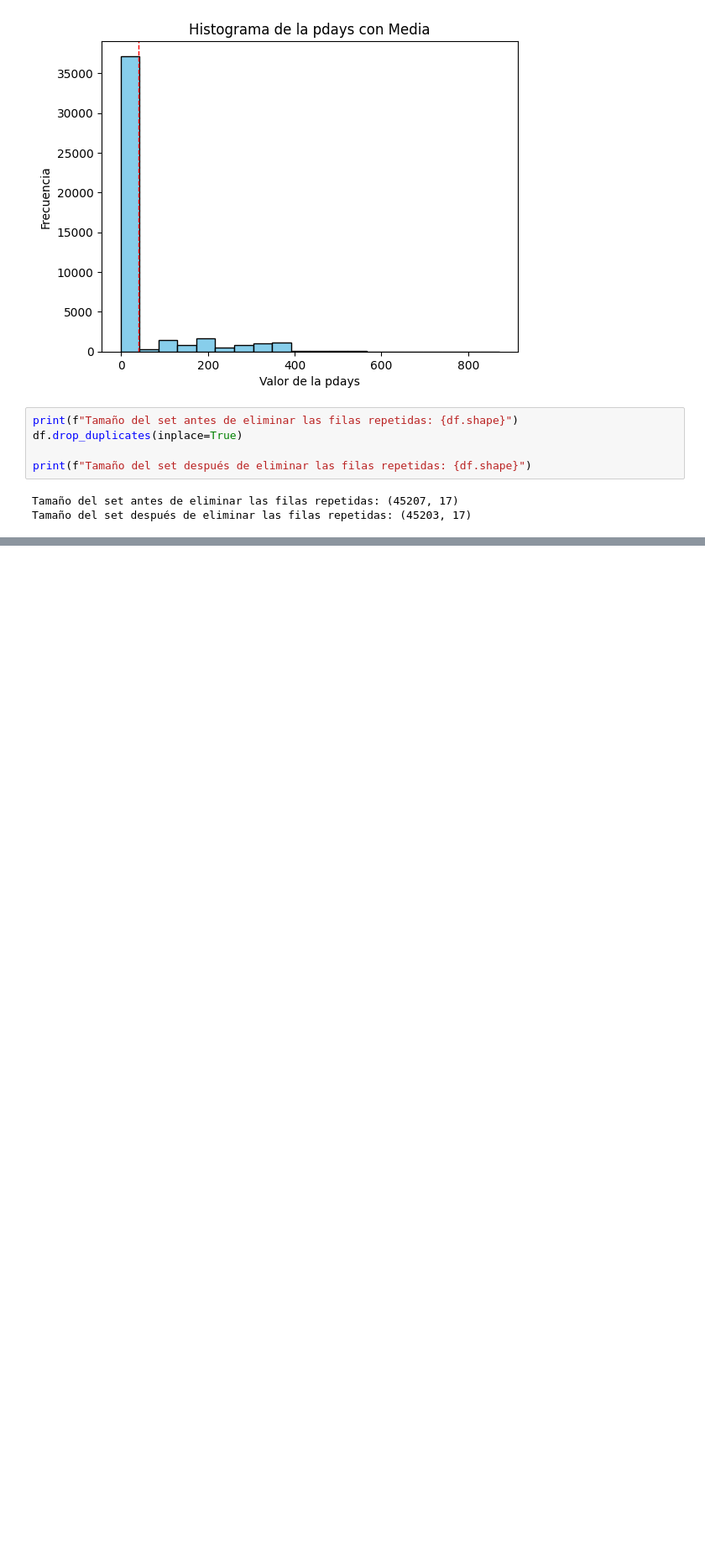
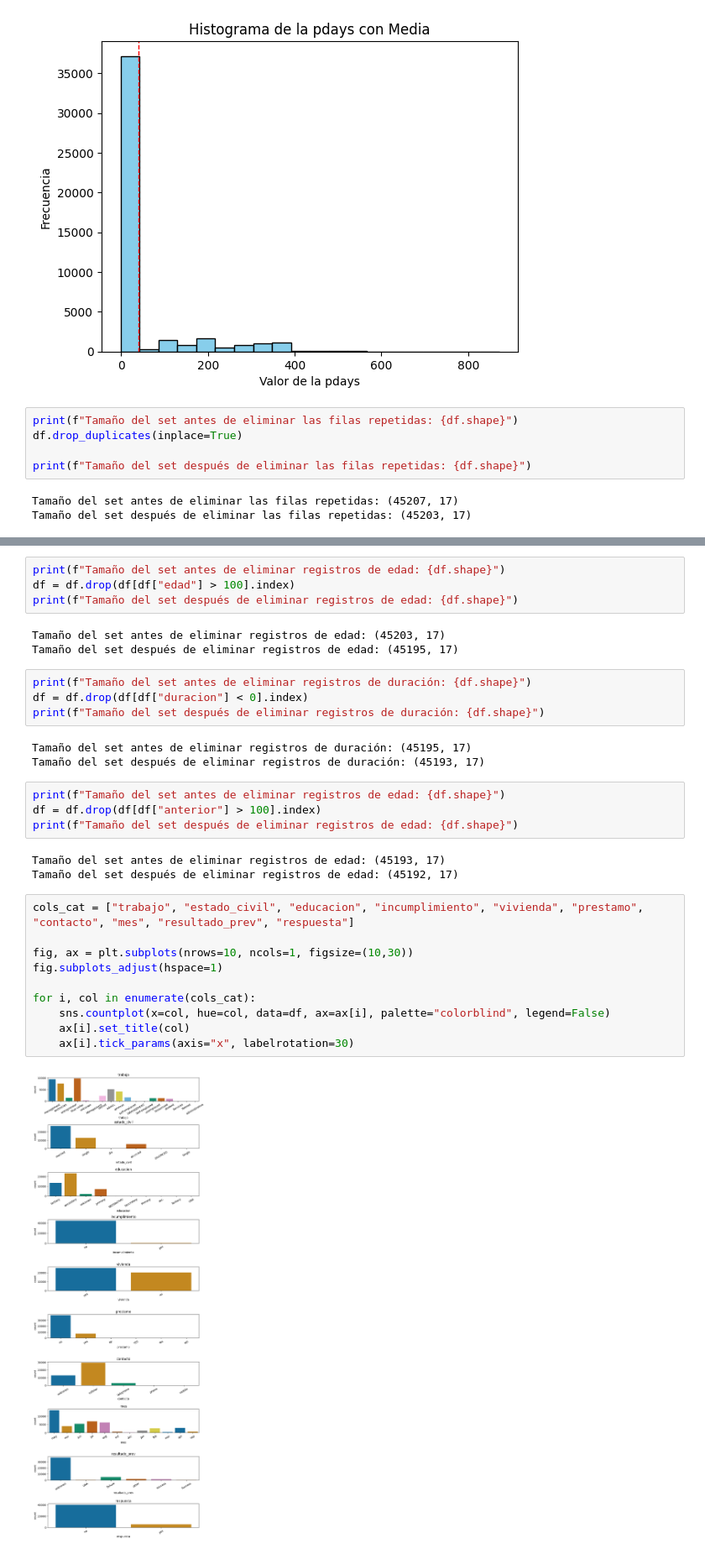
Before and after one commit to jardilam/M-dulo-T-cnico, a Jupyter notebook: Laboratorio_1.ipynb, the cells around one changed output, grey strips where cells are left out. Shown at 84% size. Cells and saved outputs as stored; diff of their text form; blank space fills up the shorter version.

```diff
--- a/Laboratorio_1.ipynb
+++ b/Laboratorio_1.ipynb
@@ -292,0 +305,33 @@ Tamaño del set después de eliminar las filas repetidas: (45203, 17)
+# %%
+print(f"Tamaño del set antes de eliminar registros de edad: {df.shape}")
+df = df.drop(df[df["edad"] > 100].index)
+print(f"Tamaño del set después de eliminar registros de edad: {df.shape}")
+# %% [output]
+Tamaño del set antes de eliminar registros de edad: (45203, 17)
+Tamaño del set después de eliminar registros de edad: (45195, 17)
+# %%
+print(f"Tamaño del set antes de eliminar registros de duración: {df.shape}")
+df = df.drop(df[df["duracion"] < 0].index)
+print(f"Tamaño del set después de eliminar registros de duración: {df.shape}")
+# %% [output]
+Tamaño del set antes de eliminar registros de duración: (45195, 17)
+Tamaño del set después de eliminar registros de duración: (45193, 17)
+# %%
+print(f"Tamaño del set antes de eliminar registros de edad: {df.shape}")
+df = df.drop(df[df["anterior"] > 100].index)
+print(f"Tamaño del set después de eliminar registros de edad: {df.shape}")
+# %% [output]
+Tamaño del set antes de eliminar registros de edad: (45193, 17)
+Tamaño del set después de eliminar registros de edad: (45192, 17)
+# %%
+cols_cat = ["trabajo", "estado_civil", "educacion", "incumplimiento", "vivienda", "prestamo", "contacto", "mes", "resultado_prev", "respuesta"]
+
+fig, ax = plt.subplots(nrows=10, ncols=1, figsize=(10,30))
+fig.subplots_adjust(hspace=1)
+
+for i, col in enumerate(cols_cat):
+    sns.countplot(x=col, hue=col, data=df, ax=ax[i], palette="colorblind", legend=False)
+    ax[i].set_title(col)
+    ax[i].tick_params(axis="x", labelrotation=30)
+# %% [output]
+[figure, added]
```
Also changed, not shown: parts of 15 cells of this notebook.
